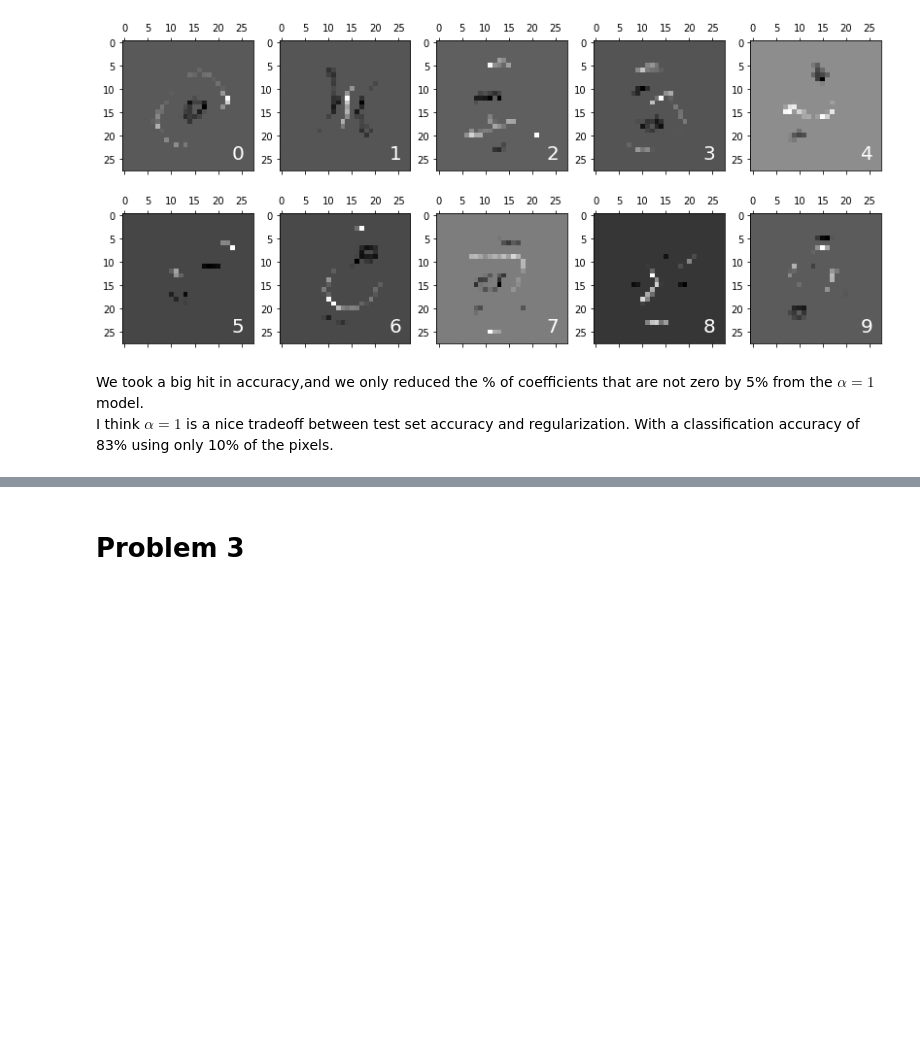
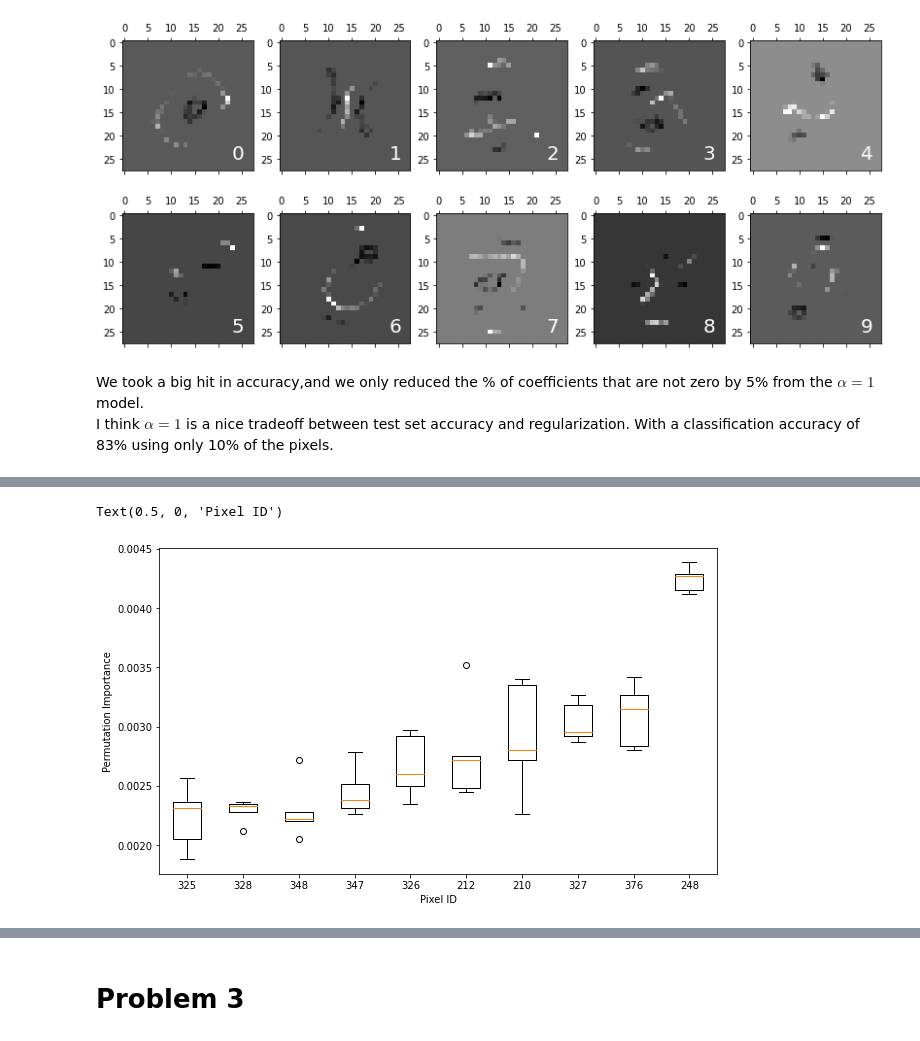
Before and after one commit to busbykt/AMATH584, a Jupyter notebook: Homework/hw6/hw6.ipynb, the cells around one changed output, grey strips where cells are left out. Saved outputs shown, nothing was run; the diff lists cells and outputs as text; code cells hidden in the pictures; blank space fills up the shorter version.

```diff
--- a/Homework/hw6/hw6.ipynb
+++ b/Homework/hw6/hw6.ipynb
@@ -291,0 +317,10 @@ PUT RANK OF PIXELS HERE!!
+# %%
+plt.figure(figsize=[10,6])
+perm_sorted_idx = result.importances_mean.argsort()
+
+plt.boxplot(result.importances[perm_sorted_idx].T[:,-10:],
+            labels=perm_sorted_idx[-10:]);
+plt.ylabel('Permutation Importance'); plt.xlabel('Pixel ID')
+# %% [output]
+Text(0.5, 0, 'Pixel ID')
+[figure, added]
```
Also changed, not shown: parts of 41 cells of this notebook.
